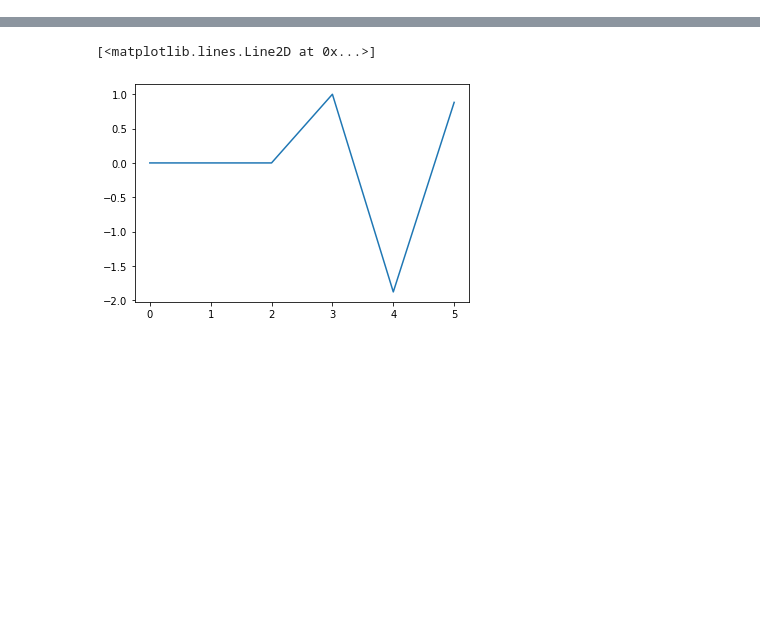
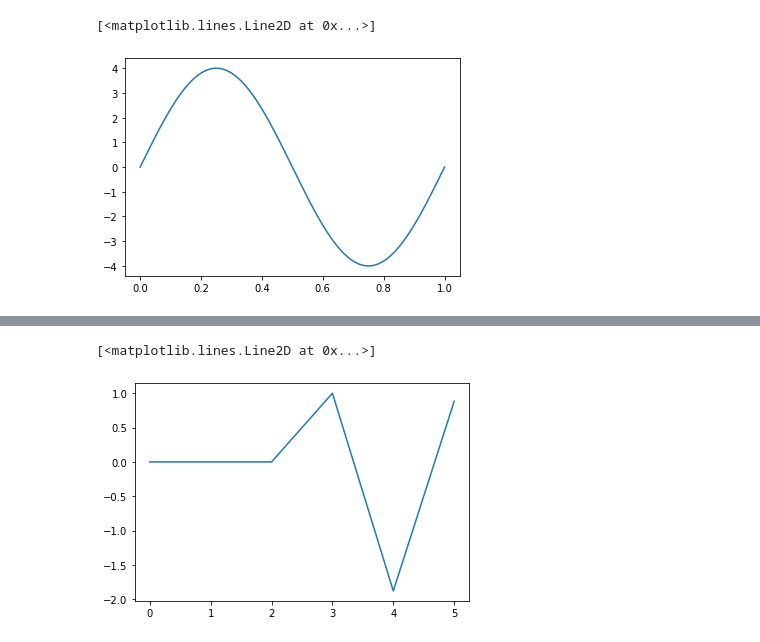
Before and after one commit to QuantLet/SFE_class_2017, a Jupyter notebook: SFMspectralAnalysis/decomposition/decomposition.ipynb, the cells around one changed output, grey strips where cells are left out. Drawn from its saved outputs; the diff is of its cells as text; code cells hidden in the pictures; blank space fills up the shorter version.

```diff
--- a/SFMspectralAnalysis/decomposition/decomposition.ipynb
+++ b/SFMspectralAnalysis/decomposition/decomposition.ipynb
@@ -31 +32,6 @@ plt.plot(amp1*ts1)
+# %%
+plt.plot(time, amp1*ts1)
+# %% [output]
+[<matplotlib.lines.Line2D at 0x...>]
+[figure, added]
 # %%
```
Also changed, not shown: parts of 6 cells of this notebook, 11 other files.
